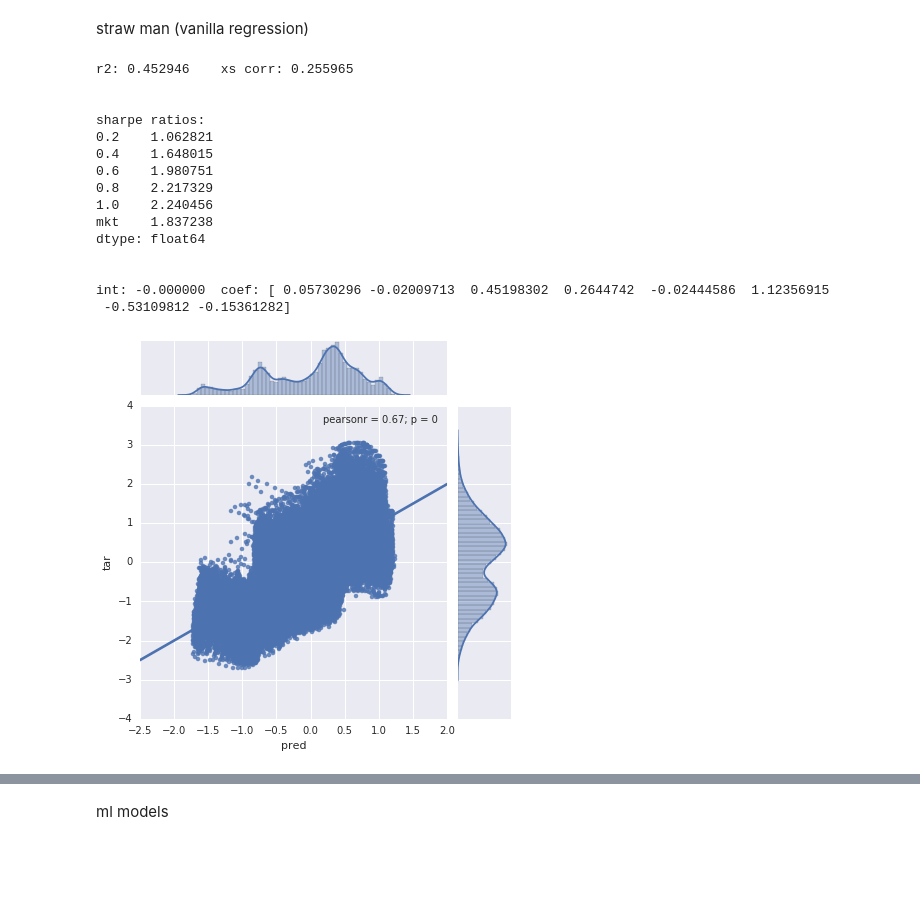
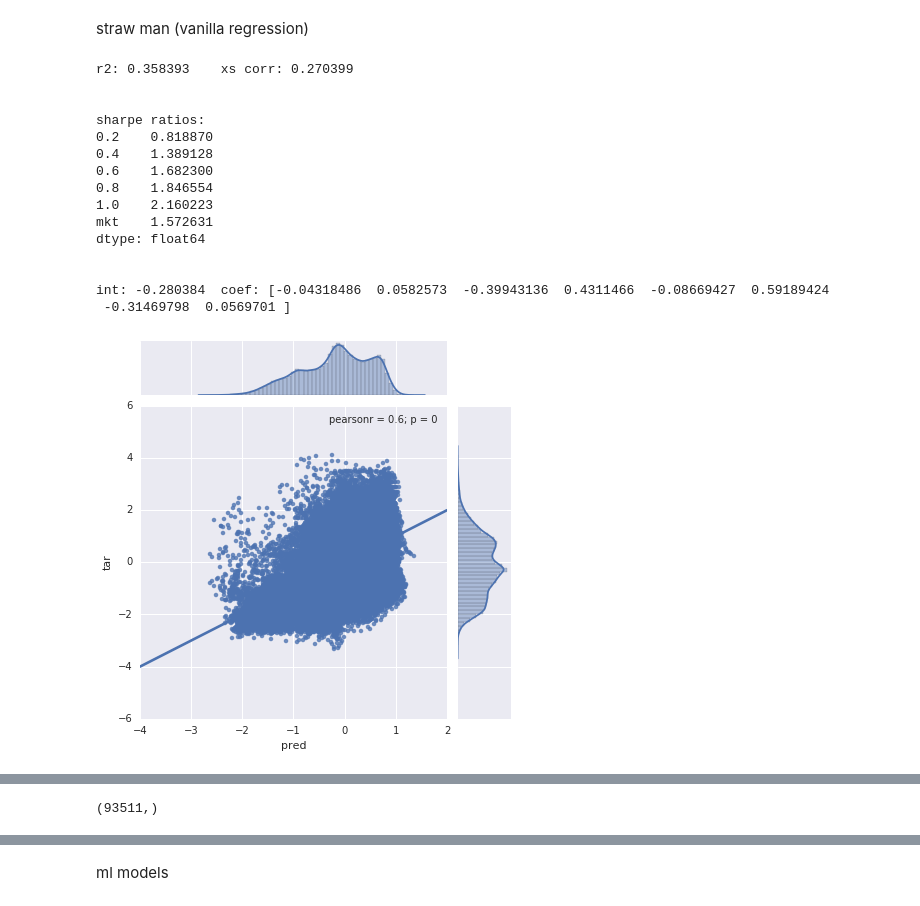
Before and after one commit to rhouck/re, a Jupyter notebook: build model.ipynb, the cells around one changed output, grey strips where cells are left out. Drawn from its saved outputs; the diff is of its cells as text; code cells hidden in the pictures; blank space fills up the shorter version.

Commit message:
fixed bug in rolling model, model emprics now returns xs correlation and cum returns

```diff
--- a/build model.ipynb
+++ b/build model.ipynb
@@ -180,5 +204,5 @@ df.head()
 # %%
 #sns.pairplot(ut.ts_score(df[[c for c in df.columns if c != 'tar']], panel=PANEL_SCORE))
 # %%
-df_ts = ut.ts_score(df, PANEL_SCORE)
+df_ts = ut.ts_score(df, PANEL_SCORE).dropna(how='all')
 df_ts.head()
@@ -239,25 +271,25 @@ straw man (vanilla regression)
 # %%
 clf = lm.LinearRegression()
 clf.fit(df_ts[[c for c in df_ts.columns if c != 'tar']], df_ts['tar'])
 pred = pd.Series(clf.predict(df_ts[[c for c in df_ts.columns if c != 'tar']]),
                  index=df_ts.index, name='pred')
-df_res = composite.model_empirics(clf, df_ts, pred)
+res = composite.model_empirics(clf, df_ts, pred)
 print('\n')
 print('int: {0:03f}\tcoef: {1}'.format(clf.intercept_, clf.coef_))
 # %% [output]
-r2: 0.452946    xs corr: 0.255965
+r2: 0.358393    xs corr: 0.270399
 
 
 sharpe ratios:
-0.2    1.062821
-0.4    1.648015
-0.6    1.980751
-0.8    2.217329
-1.0    2.240456
-mkt    1.837238
+0.2    0.818870
+0.4    1.389128
+0.6    1.682300
+0.8    1.846554
+1.0    2.160223
+mkt    1.572631
 dtype: float64
 
 
-int: -0.000000  coef: [ 0.05730296 -0.02009713  0.45198302  0.2644742  -0.02444586  1.12356915
- -0.53109812 -0.15361282]
+int: -0.280384  coef: [-0.04318486  0.0582573  -0.39943136  0.4311466  -0.08669427  0.59189424
+ -0.31469798  0.0569701 ]
-[figure, old version]
+[figure, new version]
@@ -265,2 +297,6 @@ int: -0.000000  coef: [ 0.05730296 -0.02009713  0.45198302  0.2644742  -0.024445
+# %%
+pred.shape
+# %% [output]
+(93511,)
 # %%
 pred = composite.rolling_fit(clf, df_ts)
```
Also changed, not shown: parts of 20 cells of this notebook, 2 other files.
